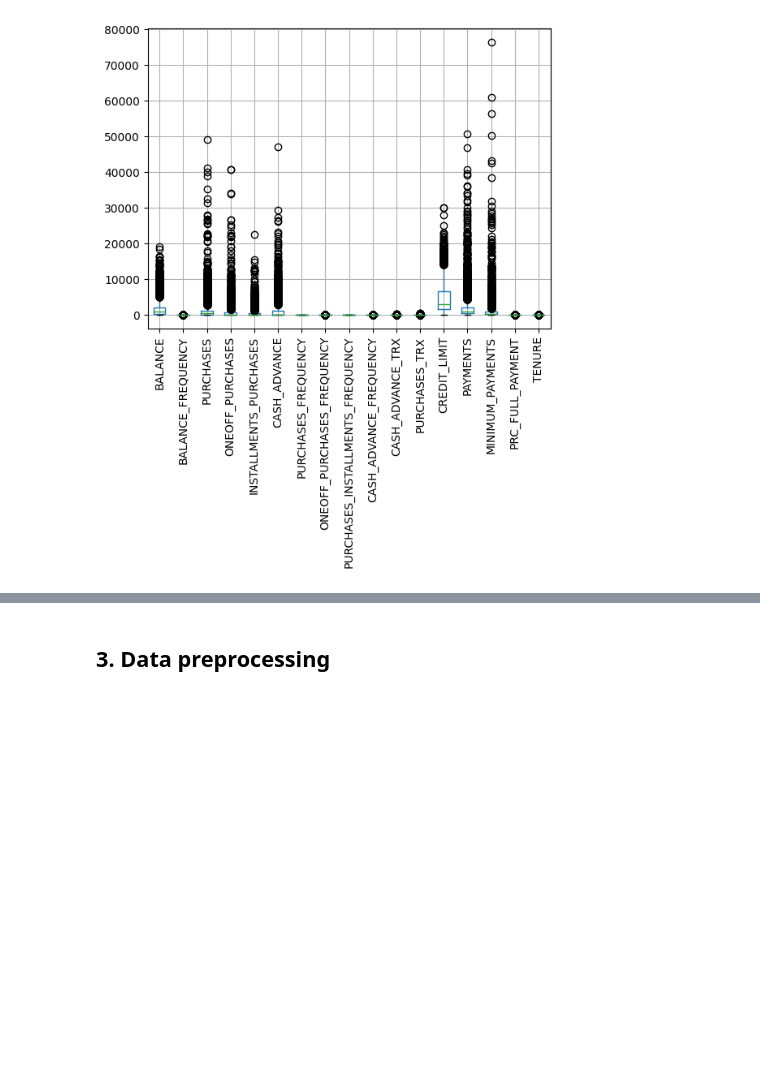
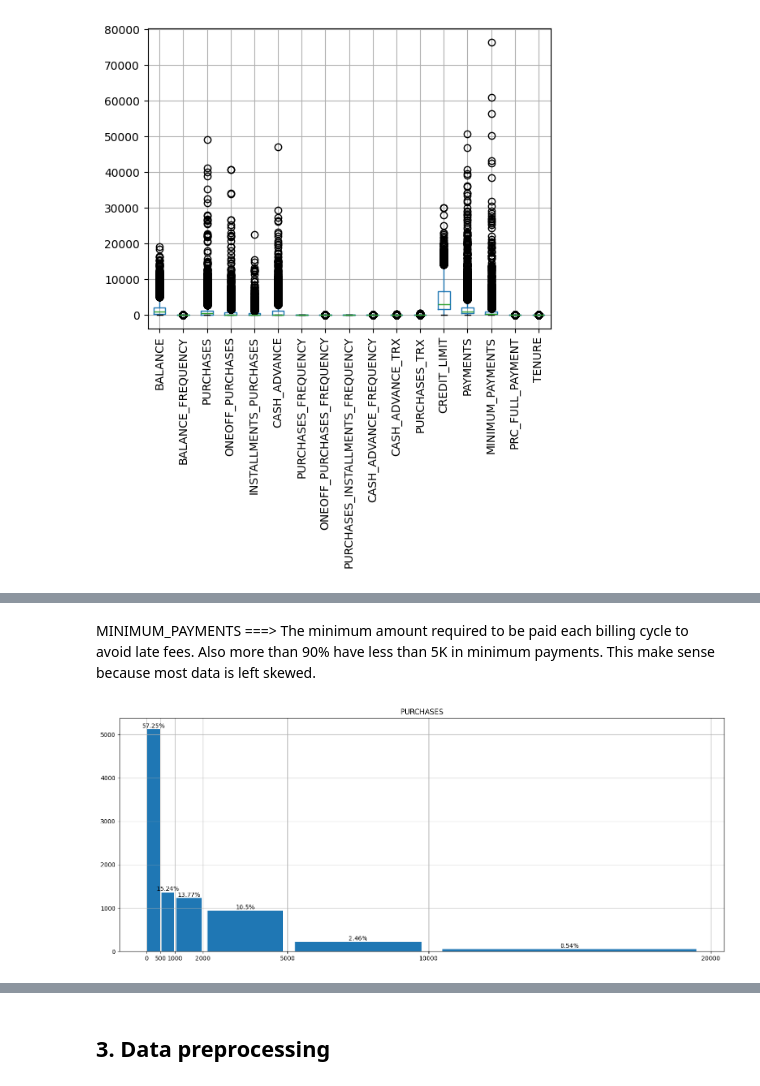
Before and after one commit to ahmedelmetwally74/Credit-Card-Data-Clustering-Unsupervised-M.L-Project, a Jupyter notebook: Credit Card Data Clustering - Unsupervised M.L Project.ipynb, the cells around one changed output, grey strips where cells are left out. Cells and saved outputs as stored; diff of their text form; code cells hidden in the pictures; blank space fills up the shorter version.

```diff
--- a/Credit Card Data Clustering - Unsupervised M.L Project.ipynb
+++ b/Credit Card Data Clustering - Unsupervised M.L Project.ipynb
@@ -163,0 +204,8 @@ plt.show()
+# %% [markdown]
+MINIMUM_PAYMENTS ===> The minimum amount required to be paid each billing cycle to avoid late fees.
+Also more than 90% have less than 5K in minimum payments.
+This make sense because most data is left skewed.
+# %%
+Bar(df,"PURCHASES",[0,500,1000,2000,5000,10000,20000])
+# %% [output]
+[figure, added]
```
Also changed, not shown: parts of 28 cells of this notebook.
